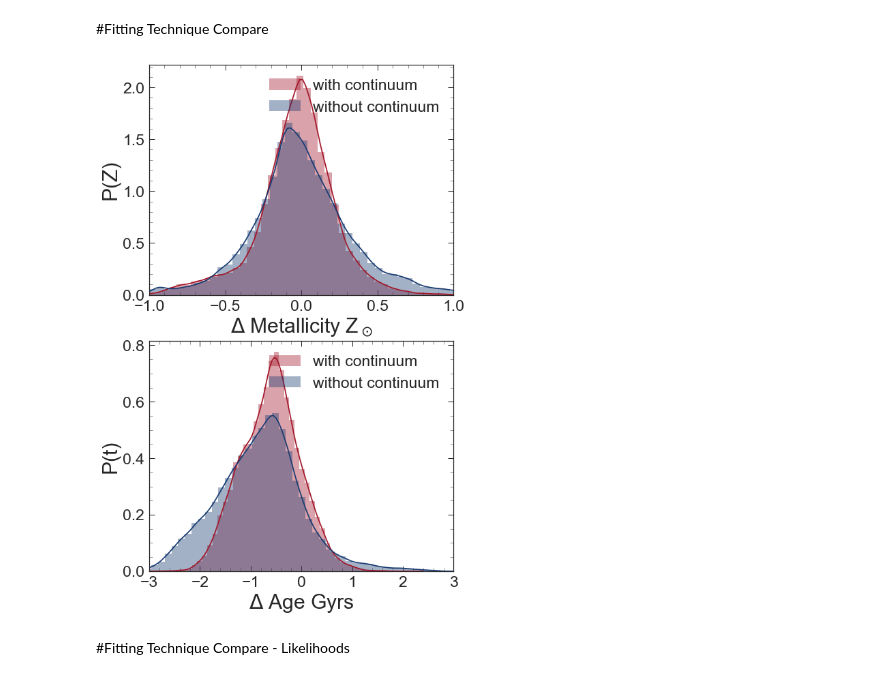
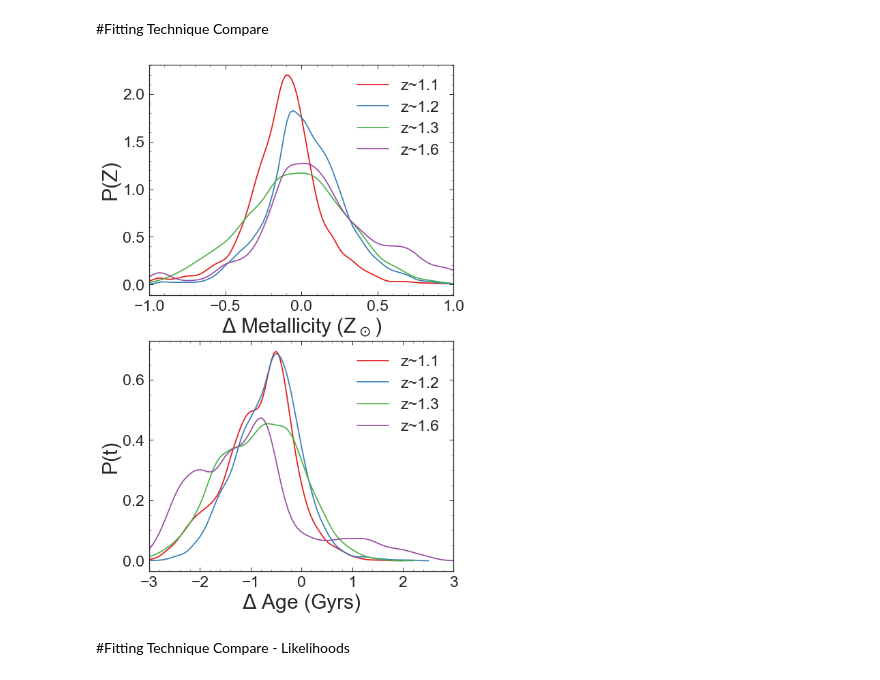
Before and after one commit to Vince-ec/Quiescent_analysis, a Jupyter notebook: scripts/important_plots.ipynb, the cells around one changed output. Cells and saved outputs as stored; diff of their text form; code cells hidden in the pictures.

```diff
--- a/scripts/important_plots.ipynb
+++ b/scripts/important_plots.ipynb
@@ -1152,40 +1140,40 @@ for i in range(len(mp)):
 # %%
 """PLOT"""
 %matplotlib inline
-
 gs = gridspec.GridSpec(2,1)
-
 plt.figure(figsize=[8,16])
 plt.subplot(gs[0])
-sea.distplot(mwc/0.019,color = '#A3182B',label='with continuum')
-sea.distplot(mnc/0.019,color = '#1A3C72',label='without continuum')
-plt.xlabel('$\Delta$ Metallicity Z$_\odot$',fontsize = 30)
+sea.distplot(ms39/.019,color='#e41a1c',hist=False,label='z~1.1')
+sea.distplot(mn21/.019,color='#377eb8',hist=False,label='z~1.2')
+sea.distplot(ms40/.019,color='#4daf4a',hist=False,label='z~1.3')
+sea.distplot(ms44/.019,color='#984ea3',hist=False,label='z~1.6')
+plt.xlabel('$\Delta$ Metallicity (Z$_\odot$)',fontsize = 30)
 plt.ylabel('P(Z)',fontsize = 30)
 plt.tick_params(axis='both', which='major', labelsize=23)
 plt.gcf().subplots_adjust(bottom=0.235)
 plt.legend(fontsize=23)
 plt.xlim(-1,1)
-plt.minorticks_on()
 # plt.show()
-# plt.savefig('../plots/P-z_2cases.png')
+# plt.savefig('../plots/groups_Z.png')
 # plt.close()
 
 # plt.figure(figsize=[8,8])
 plt.subplot(gs[1])
-sea.distplot(awc,color = '#A3182B',label='with continuum')
-sea.distplot(anc,color = '#1A3C72',label='without continuum')
-plt.xlabel('$\Delta$ Age Gyrs',fontsize = 30)
+sea.distplot(as39,color='#e41a1c',hist=False,label='z~1.1')
+sea.distplot(an21,color='#377eb8',hist=False,label='z~1.2')
+sea.distplot(as40,color='#4daf4a',hist=False,label='z~1.3')
+sea.distplot(as44,color='#984ea3',hist=False,label='z~1.6')
+plt.xlabel('$\Delta$ Age (Gyrs)',fontsize = 30)
 plt.ylabel('P(t)',fontsize = 30)
 plt.tick_params(axis='both', which='major', labelsize=23)
-plt.gcf().subplots_adjust(bottom=0.235)
+# plt.gcf().subplots_adjust(bottom=0.235)
 plt.legend(fontsize=23)
 plt.xlim(-3,3)
-plt.minorticks_on()
 plt.show()
-# plt.savefig('../plots/P-Zt_2cases.pdf')
+# plt.savefig('../plots/groups_cont_comp.pdf')
 plt.close()
 # %% [output]
-[figure, old version]
+[figure, new version]
 # %% [markdown]
 #Fitting Technique Compare - Likelihoods
 # %%
```
Also changed, not shown: parts of 1 cell of this notebook, 3 other files.
